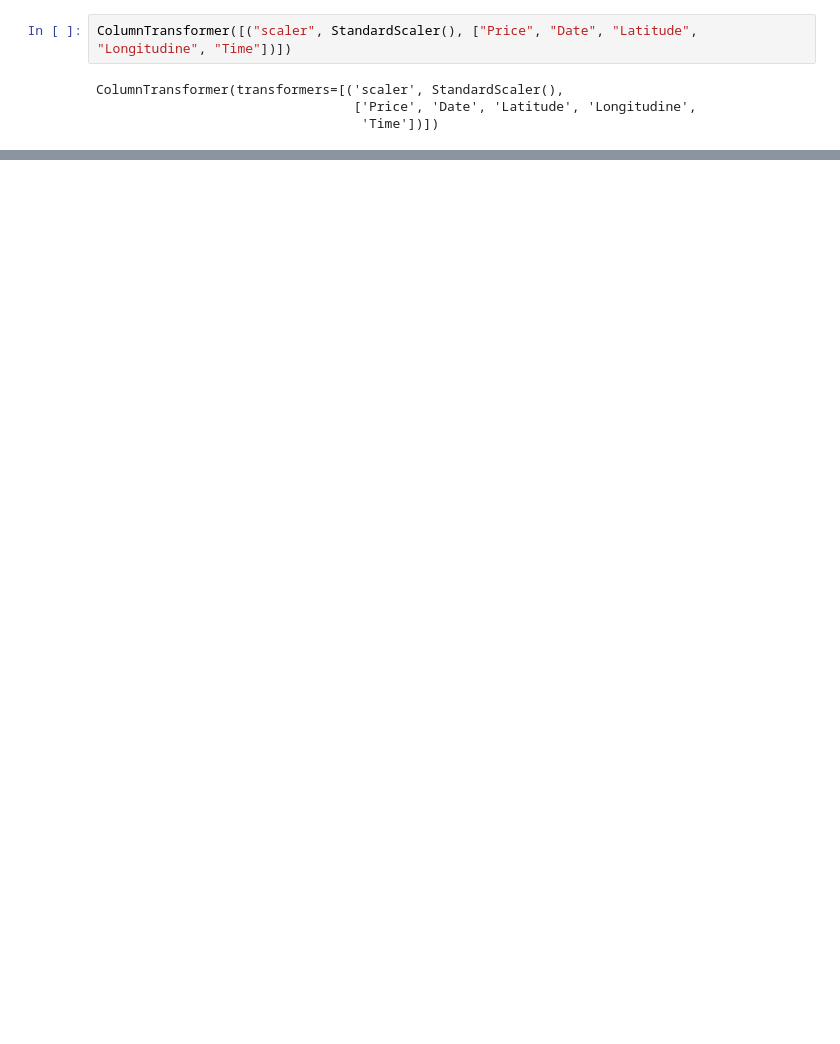
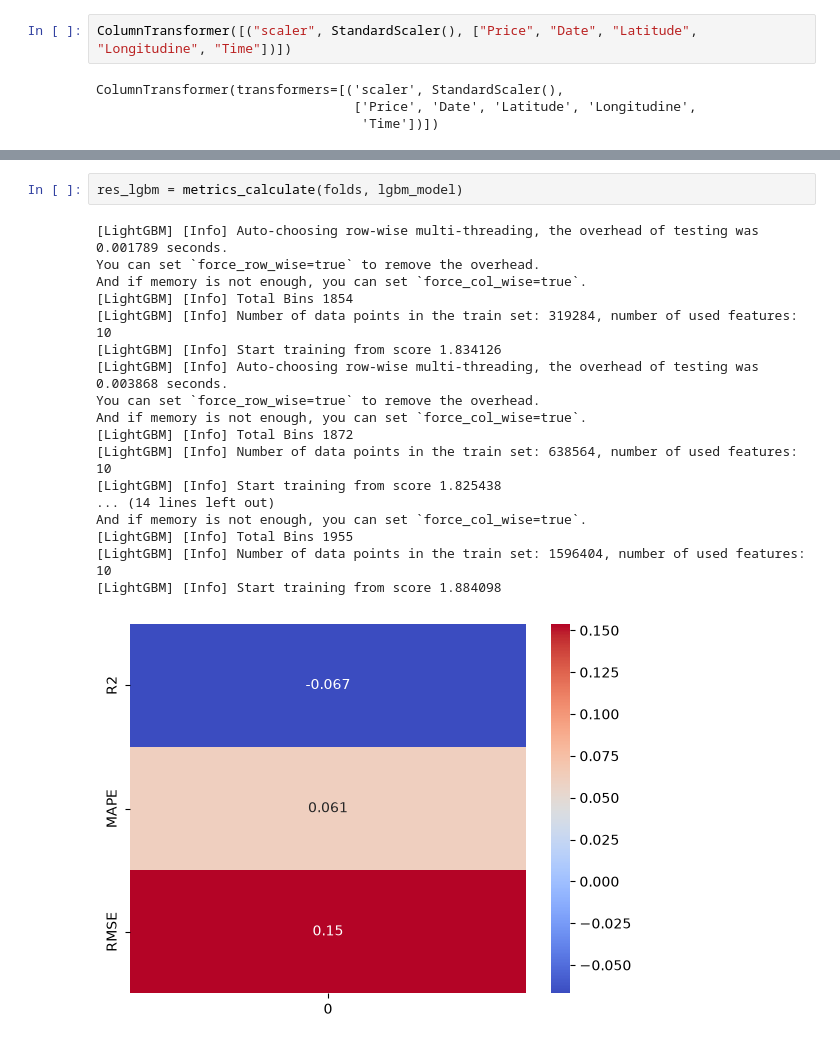
Before and after one commit to MaksaTaksa/Regression-task-Fuel-price-, a Jupyter notebook: base_line.ipynb, the cells around one changed output, grey strips where cells are left out. Cells and saved outputs as stored; diff of their text form; blank space fills up the shorter version.

```diff
--- a/base_line.ipynb
+++ b/base_line.ipynb
@@ -251 +194,22 @@ cut_train_neg_root_mean_squared_error - 0.930718
+# %%
+res_lgbm = metrics_calculate(folds, lgbm_model)
+# %% [output]
+[LightGBM] [Info] Auto-choosing row-wise multi-threading, the overhead of testing was 0.001789 seconds.
+You can set `force_row_wise=true` to remove the overhead.
+And if memory is not enough, you can set `force_col_wise=true`.
+[LightGBM] [Info] Total Bins 1854
+[LightGBM] [Info] Number of data points in the train set: 319284, number of used features: 10
+[LightGBM] [Info] Start training from score 1.834126
+[LightGBM] [Info] Auto-choosing row-wise multi-threading, the overhead of testing was 0.003868 seconds.
+You can set `force_row_wise=true` to remove the overhead.
+And if memory is not enough, you can set `force_col_wise=true`.
+[LightGBM] [Info] Total Bins 1872
+[LightGBM] [Info] Number of data points in the train set: 638564, number of used features: 10
+[LightGBM] [Info] Start training from score 1.825438
+... (14 lines left out)
+And if memory is not enough, you can set `force_col_wise=true`.
+[LightGBM] [Info] Total Bins 1955
+[LightGBM] [Info] Number of data points in the train set: 1596404, number of used features: 10
+[LightGBM] [Info] Start training from score 1.884098
+[figure, added]
 # %%
```
Also changed, not shown: parts of 19 cells of this notebook, 3 other files.
